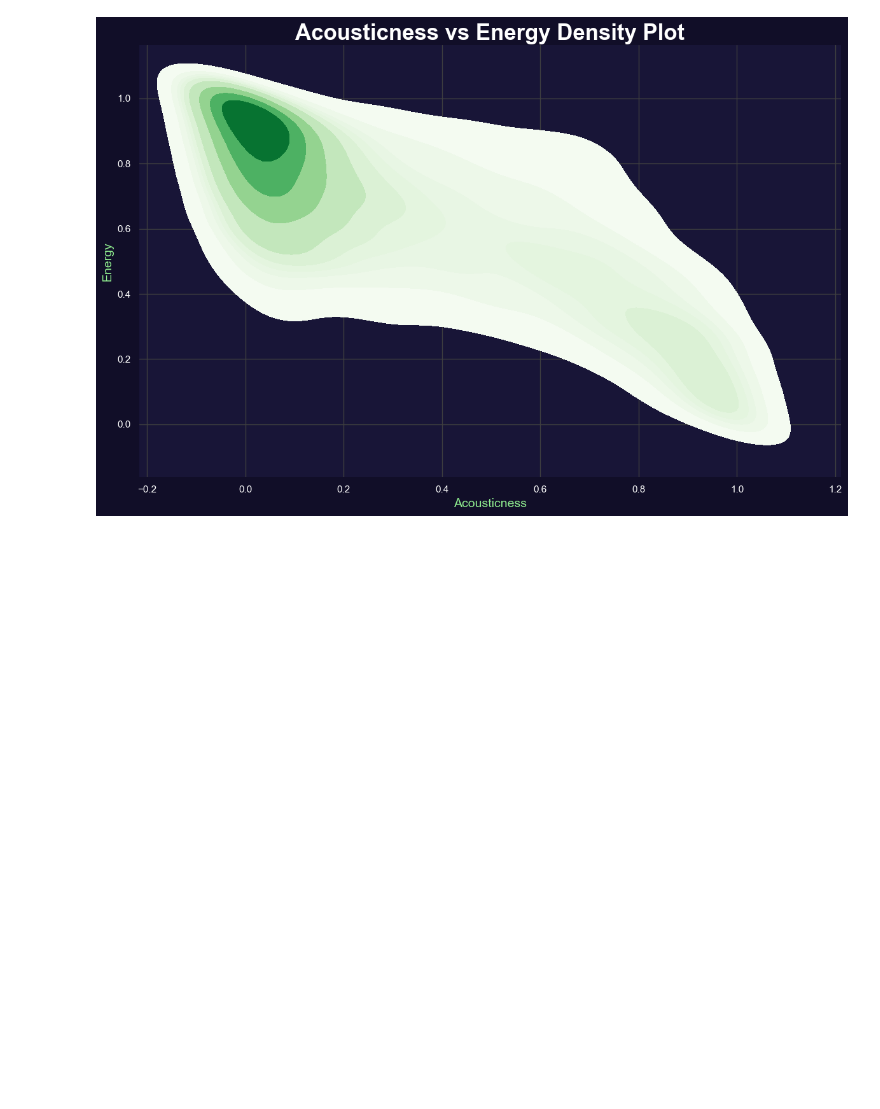
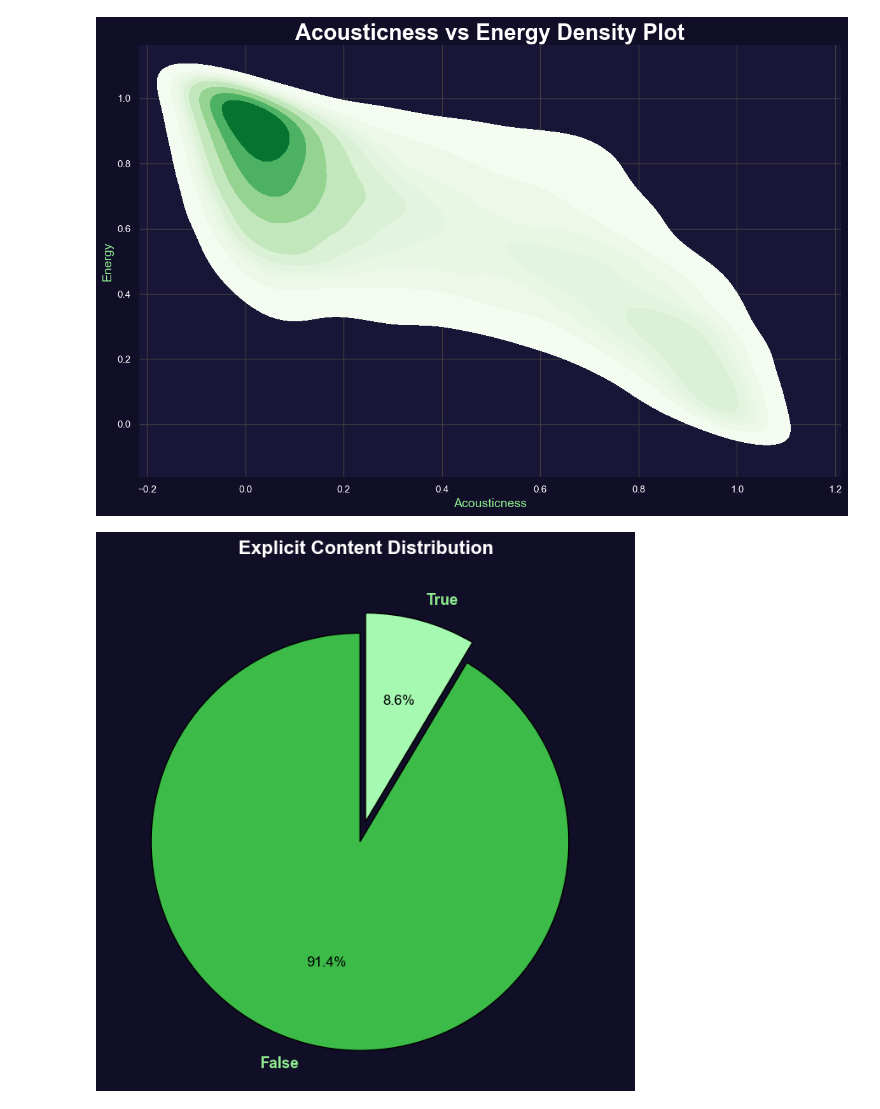
Before and after one commit to mianxabdullah/Spotify_Dashboard, a Jupyter notebook: notebooks/spotify_dashboard.ipynb, the cells around one changed output. Saved outputs shown, nothing was run; the diff lists cells and outputs as text; code cells hidden in the pictures; blank space fills up the shorter version.

Commit message:
Added Pie Chart: explicit vs non-explicit content

```diff
--- a/notebooks/spotify_dashboard.ipynb
+++ b/notebooks/spotify_dashboard.ipynb
@@ -365,3 +365,40 @@ plt.show()
 #
 # %% [output]
 [figure]
+# %%
+# 4. Pie Chart: explicit vs non-explicit content
+# Question: What is the distribution of explicit vs non-explicit content in Spotify tracks?
+# Note: seaborn has no pie-chart function, so this one stays on matplotlib's ax.pie (same formatting as before).
+
+explicity = df["explicit"].value_counts()
+colors = ["#3CBB49", "#A6F9B1"]
+
+
+wedges, texts, autotexts = plt.pie(
+    explicity,
+    labels=explicity.index,
+    autopct="%1.1f%%",
+    colors=colors,
+    startangle=90,
+    explode=(0.1, 0),
+    wedgeprops={"edgecolor": "black"},
+)
+# make legend white
+for text in texts:
+    text.set_color("lightgreen")
+    text.set_fontsize(13)
+    text.set_fontweight("bold")
+
+# Make percentages black
+for autotext in autotexts:
+    autotext.set_color("black")
+    autotext.set_fontsize(12)
+
+plt.title(
+    "Explicit Content Distribution", color="white", fontsize=16, fontweight="bold"
+)
+
+plt.savefig("../images/Explicit_Content.png", dpi=300, bbox_inches="tight")
+plt.show()
+# %% [output]
+[figure, added]
```
